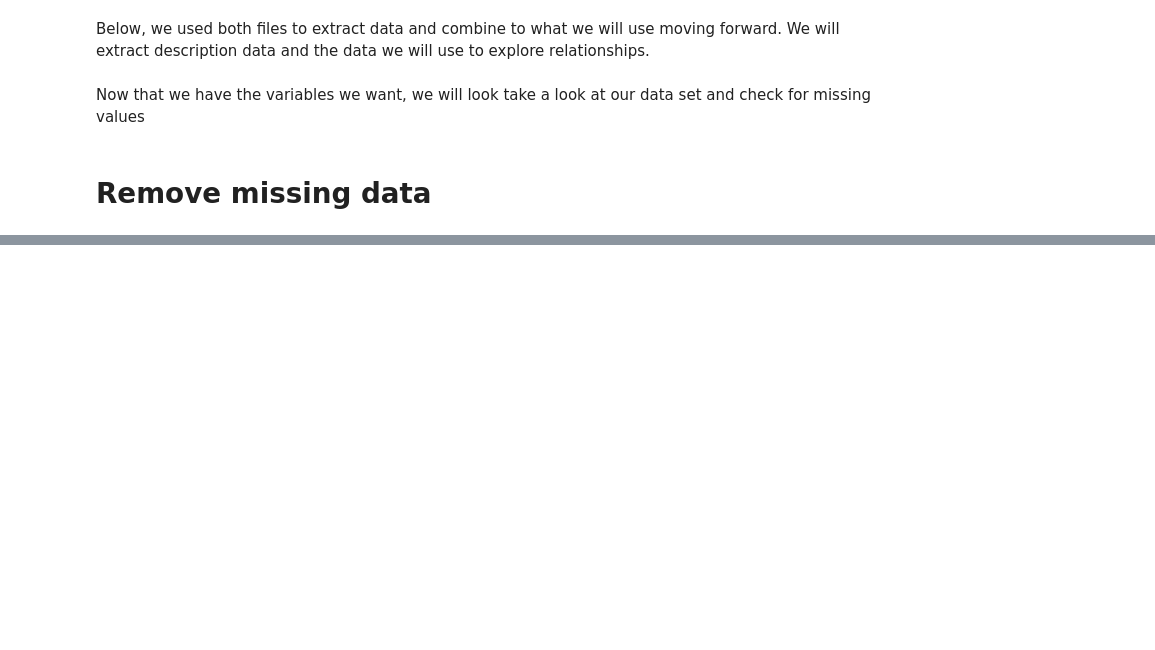
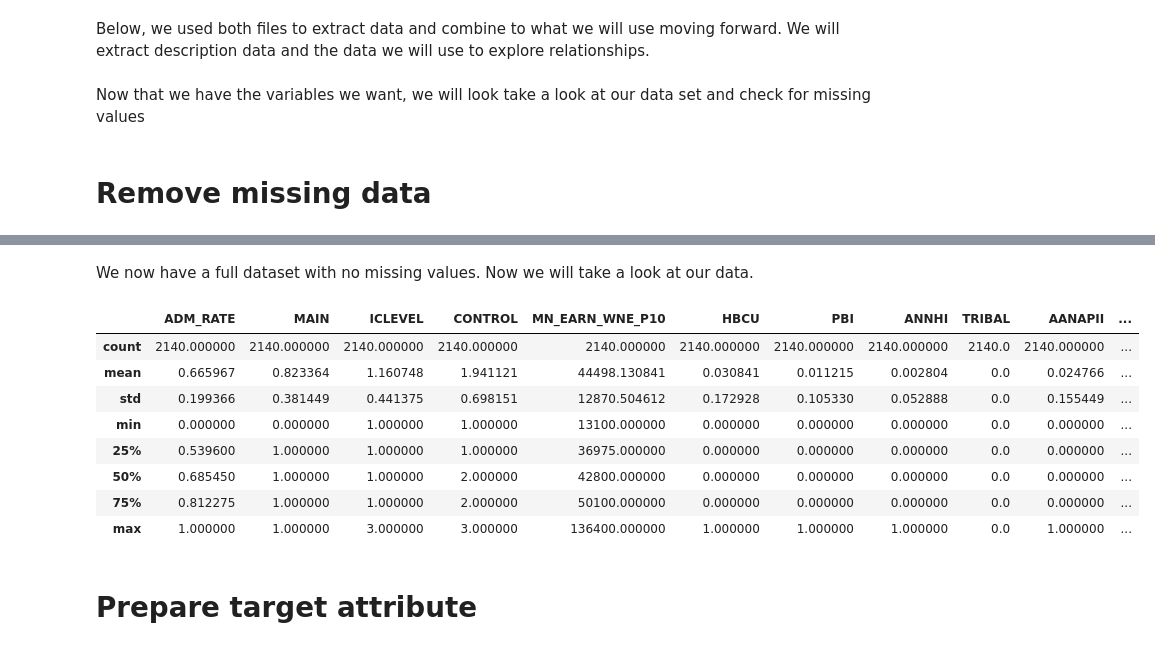
Before and after one commit to tymiguel/CollegeScorecard_ML, a Jupyter notebook: CollegeScorecard_Classification_Team_Sandbox.ipynb, the cells around one changed output, grey strips where cells are left out. Saved outputs shown, nothing was run; the diff lists cells and outputs as text; code cells hidden in the pictures; blank space fills up the shorter version.

```diff
--- a/CollegeScorecard_Classification_Team_Sandbox.ipynb
+++ b/CollegeScorecard_Classification_Team_Sandbox.ipynb
@@ -139,0 +200,6 @@ Now that we have the variables we want, we will look take a look at our data set
+# %%
+college = college.dropna(subset=['ADM_RATE',
+                                 'MN_EARN_WNE_P10',
+                                 'HBCU'])
+
+college = college.reset_index(drop=True)
@@ -139,0 +236,16 @@ Now that we have the variables we want, we will look take a look at our data set
+# %% [markdown]
+We now have a full dataset with no missing values. Now we will take a look at our data.
+# %%
+college.describe()
+# %% [output]
+|  | ADM_RATE | MAIN | ICLEVEL | CONTROL | MN_EARN_WNE_P10 | HBCU | PBI | ANNHI | TRIBAL | AANAPII | ... |
+| count | 2140.000000 | 2140.000000 | 2140.000000 | 2140.000000 | 2140.000000 | 2140.000000 | 2140.000000 | 2140.000000 | 2140.0 | 2140.000000 | ... |
+| mean | 0.665967 | 0.823364 | 1.160748 | 1.941121 | 44498.130841 | 0.030841 | 0.011215 | 0.002804 | 0.0 | 0.024766 | ... |
+| std | 0.199366 | 0.381449 | 0.441375 | 0.698151 | 12870.504612 | 0.172928 | 0.105330 | 0.052888 | 0.0 | 0.155449 | ... |
+| min | 0.000000 | 0.000000 | 1.000000 | 1.000000 | 13100.000000 | 0.000000 | 0.000000 | 0.000000 | 0.0 | 0.000000 | ... |
+| 25% | 0.539600 | 1.000000 | 1.000000 | 1.000000 | 36975.000000 | 0.000000 | 0.000000 | 0.000000 | 0.0 | 0.000000 | ... |
+| 50% | 0.685450 | 1.000000 | 1.000000 | 2.000000 | 42800.000000 | 0.000000 | 0.000000 | 0.000000 | 0.0 | 0.000000 | ... |
+| 75% | 0.812275 | 1.000000 | 1.000000 | 2.000000 | 50100.000000 | 0.000000 | 0.000000 | 0.000000 | 0.0 | 0.000000 | ... |
+| max | 1.000000 | 1.000000 | 3.000000 | 3.000000 | 136400.000000 | 1.000000 | 1.000000 | 1.000000 | 0.0 | 1.000000 | ... |
+# %% [markdown]
+# Prepare target attribute
```
Also changed, not shown: parts of 59 cells of this notebook.
